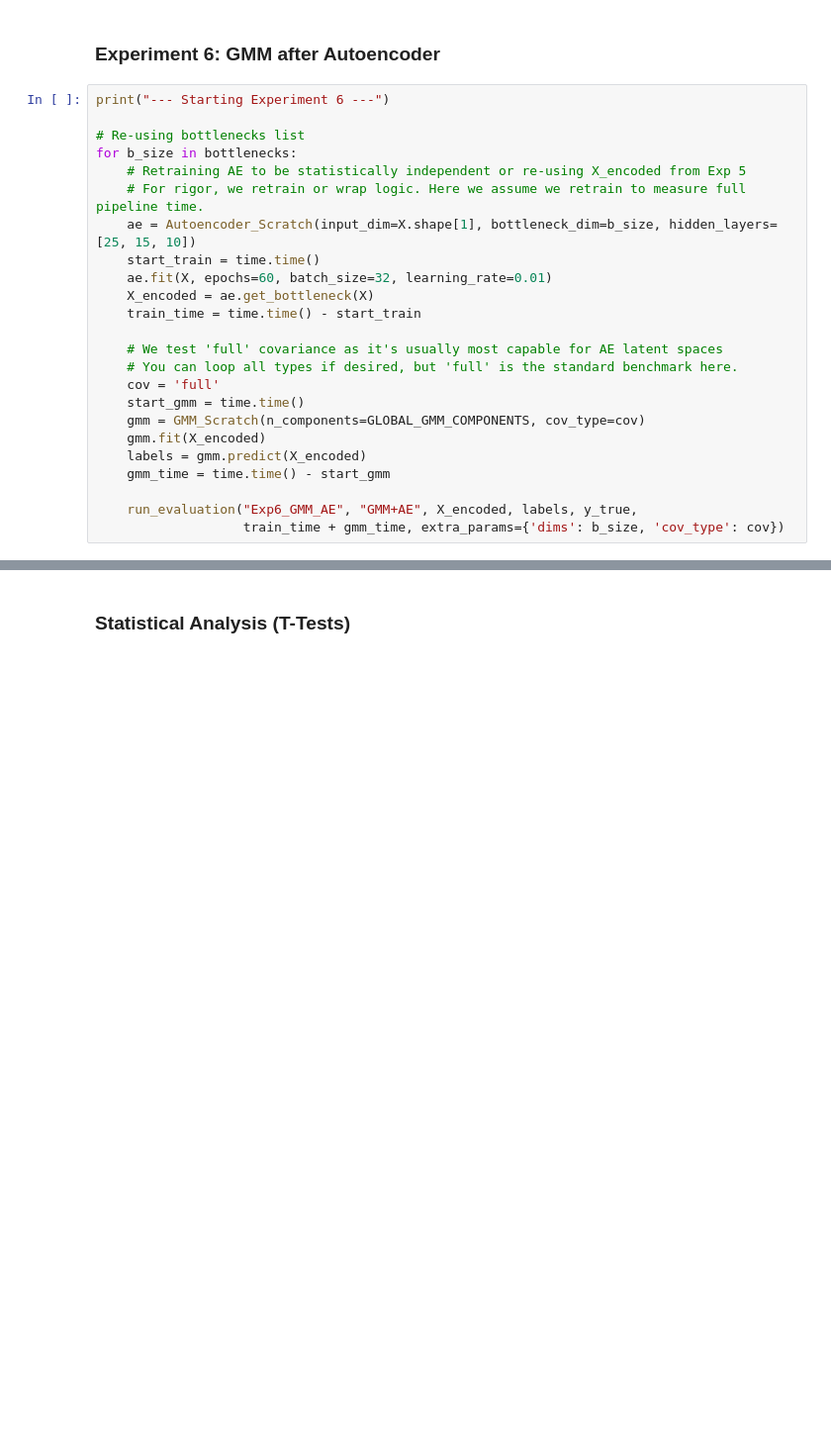
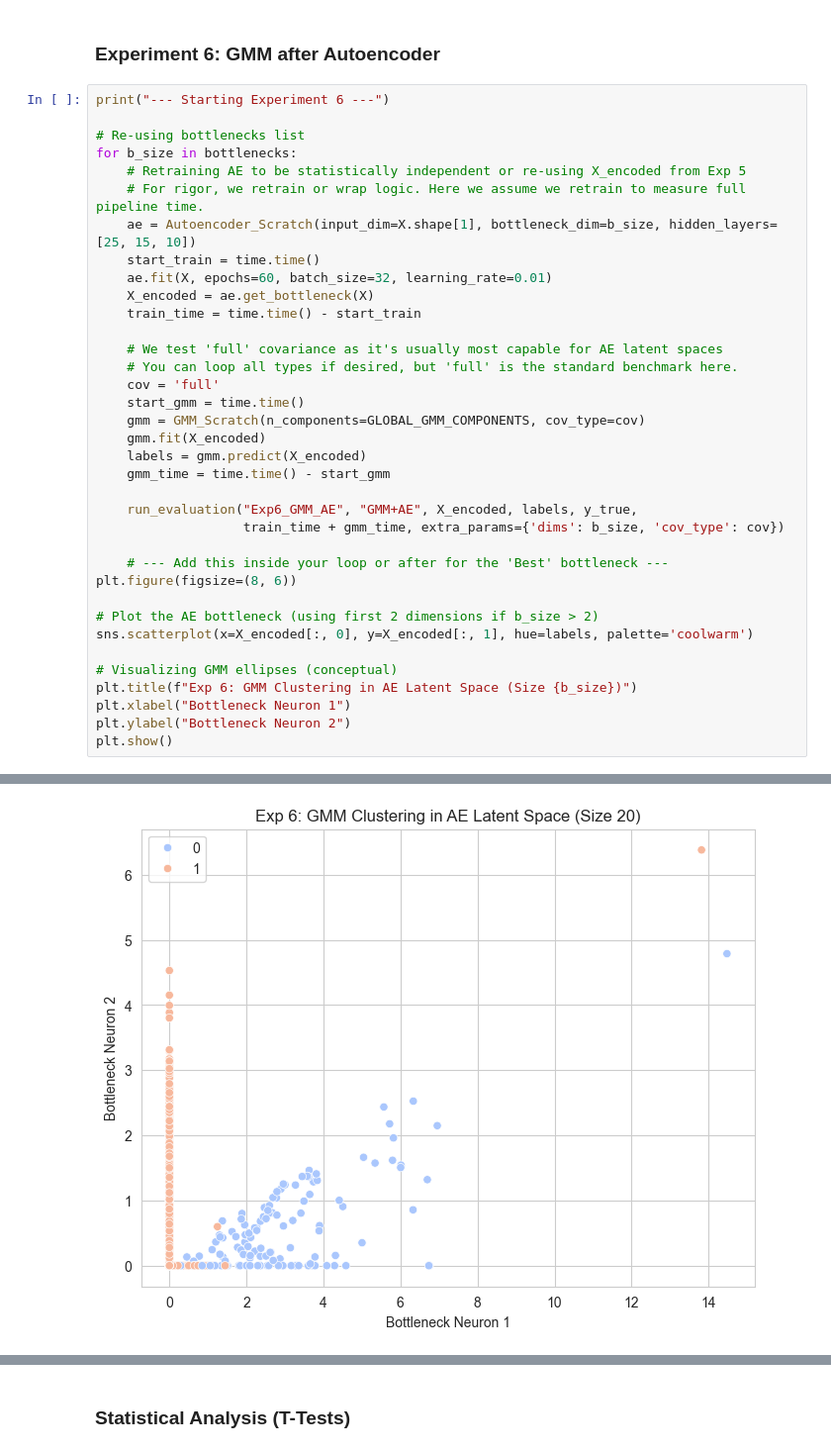
Before and after one commit to AbdelrahmanAmr2205/PCA_AutoEncoder_kmeans_GMM, a Jupyter notebook: lab4.ipynb, the cells around one changed output, grey strips where cells are left out. Shown at 99% size. Drawn from its saved outputs; the diff is of its cells as text; blank space fills up the shorter version.

Commit message:
First Submission

```diff
--- a/lab4.ipynb
+++ b/lab4.ipynb
@@ -525,26 +525,39 @@ else:
 # %%
 print("--- Starting Experiment 6 ---")
 
 # Re-using bottlenecks list
 for b_size in bottlenecks:
     # Retraining AE to be statistically independent or re-using X_encoded from Exp 5
     # For rigor, we retrain or wrap logic. Here we assume we retrain to measure full pipeline time.
     ae = Autoencoder_Scratch(input_dim=X.shape[1], bottleneck_dim=b_size, hidden_layers=[25, 15, 10])
     start_train = time.time()
     ae.fit(X, epochs=60, batch_size=32, learning_rate=0.01)
     X_encoded = ae.get_bottleneck(X)
     train_time = time.time() - start_train
 
     # We test 'full' covariance as it's usually most capable for AE latent spaces
     # You can loop all types if desired, but 'full' is the standard benchmark here.
     cov = 'full'
     start_gmm = time.time()
     gmm = GMM_Scratch(n_components=GLOBAL_GMM_COMPONENTS, cov_type=cov)
     gmm.fit(X_encoded)
     labels = gmm.predict(X_encoded)
     gmm_time = time.time() - start_gmm
 
     run_evaluation("Exp6_GMM_AE", "GMM+AE", X_encoded, labels, y_true,
                    train_time + gmm_time, extra_params={'dims': b_size, 'cov_type': cov})
+
+    # --- Add this inside your loop or after for the 'Best' bottleneck ---
+plt.figure(figsize=(8, 6))
+
+# Plot the AE bottleneck (using first 2 dimensions if b_size > 2)
+sns.scatterplot(x=X_encoded[:, 0], y=X_encoded[:, 1], hue=labels, palette='coolwarm')
+
+# Visualizing GMM ellipses (conceptual)
+plt.title(f"Exp 6: GMM Clustering in AE Latent Space (Size {b_size})")
+plt.xlabel("Bottleneck Neuron 1")
+plt.ylabel("Bottleneck Neuron 2")
+plt.show()
 # %% [output]
 --- Starting Experiment 6 ---
+[figure, added]
```
Also changed, not shown: parts of 1 cell of this notebook, 1 other file.
